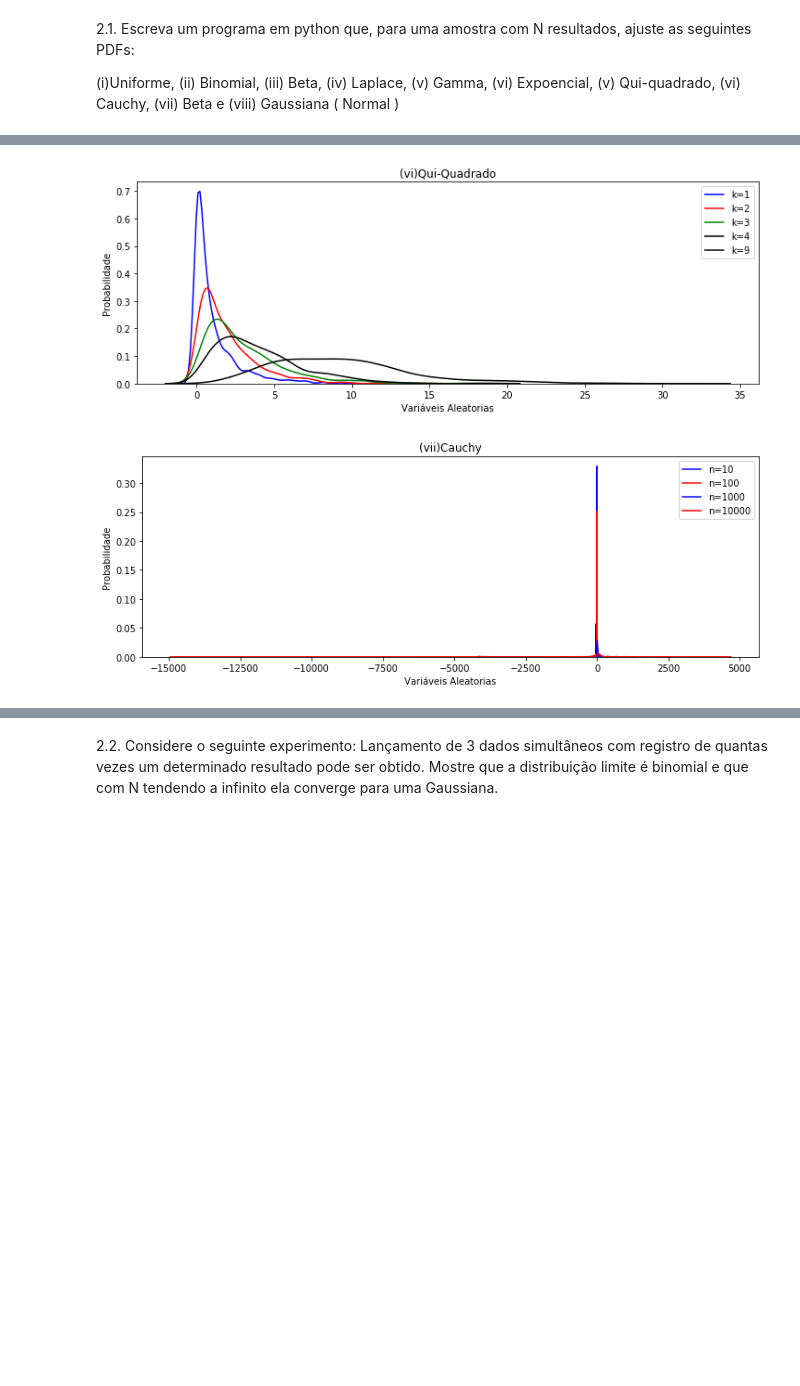
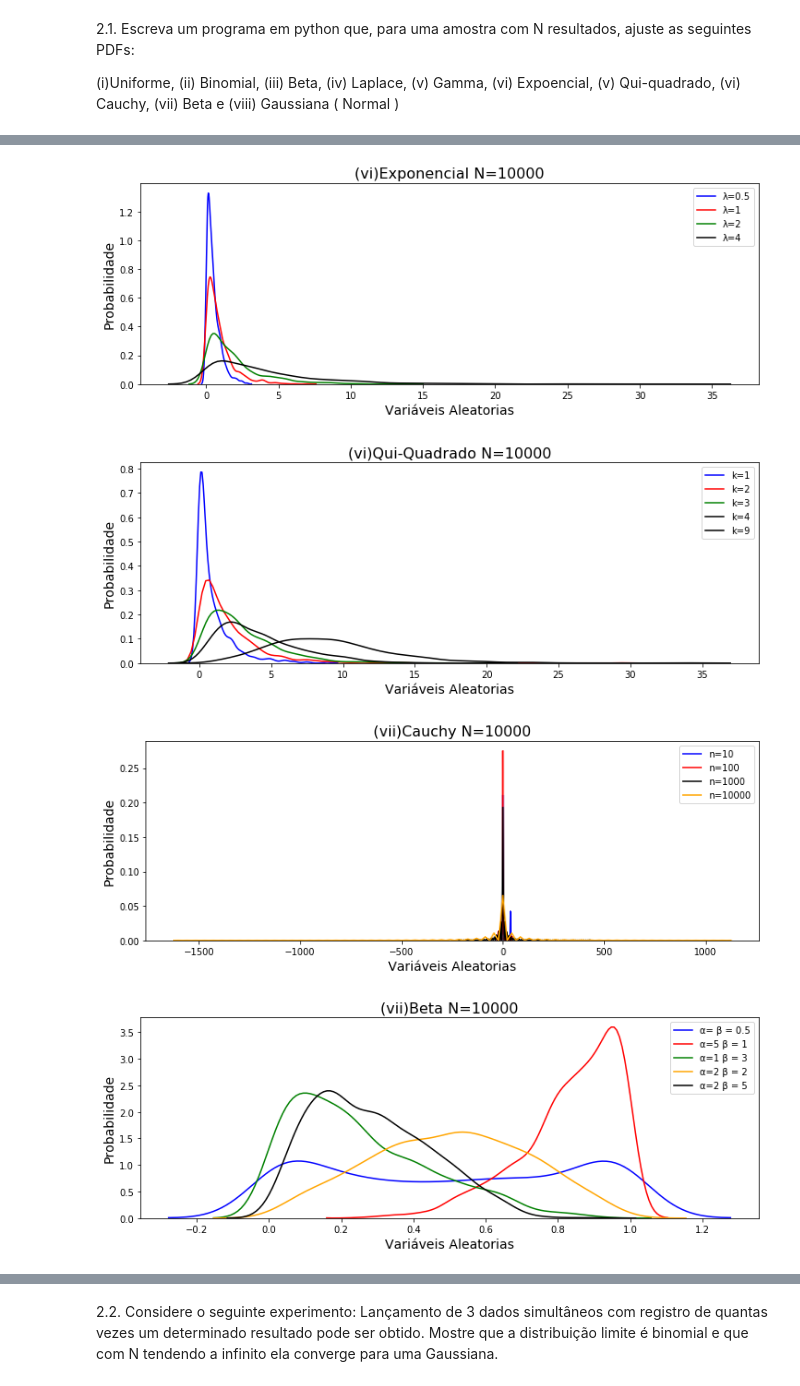
Before and after one commit to helvecioneto/INPE, a Jupyter notebook: Matematica_Computacional_I/Dr_Reinaldo/Lista_Exercicio/Jupyter/Lista_Exercicio_Helvecio_Neto.ipynb, the cells around one changed output, grey strips where cells are left out. Drawn from its saved outputs; the diff is of its cells as text; code cells hidden in the pictures; blank space fills up the shorter version.

```diff
--- a/Matematica_Computacional_I/Dr_Reinaldo/Lista_Exercicio/Jupyter/Lista_Exercicio_Helvecio_Neto.ipynb
+++ b/Matematica_Computacional_I/Dr_Reinaldo/Lista_Exercicio/Jupyter/Lista_Exercicio_Helvecio_Neto.ipynb
@@ -144,6 +149,11 @@ pdist.exponencial()
 # %%
+pdist.exponencial()
 pdist.quiquadrado()
 pdist.cauchy()
+pdist.beta_()
+pdist.gaussian_normal()
 # %% [output]
-[figure, old version]
+[figure, new version]
-[figure, old version]
+[figure, new version]
+[figure, added]
+[figure, added]
```
Also changed, not shown: parts of 31 cells of this notebook, 13 other files.
